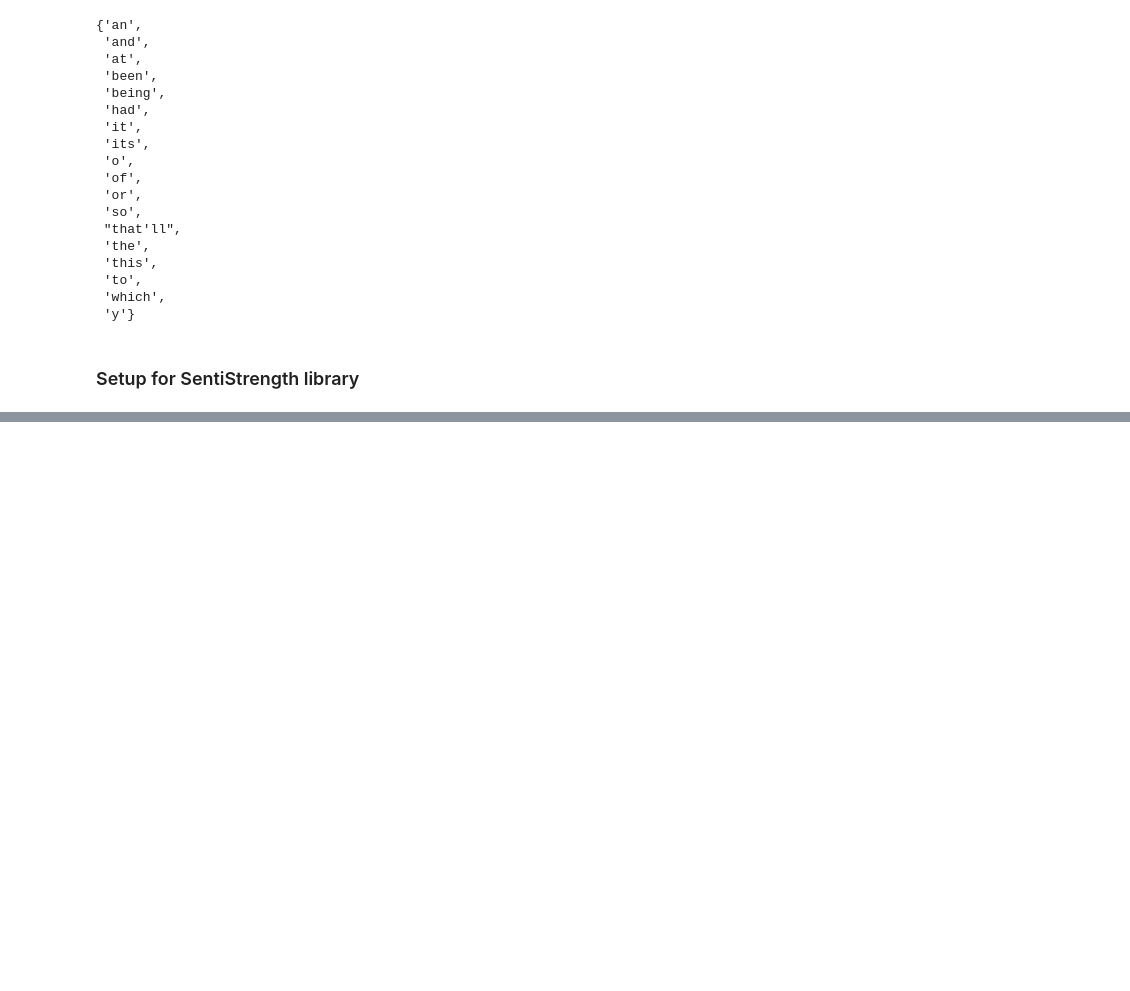
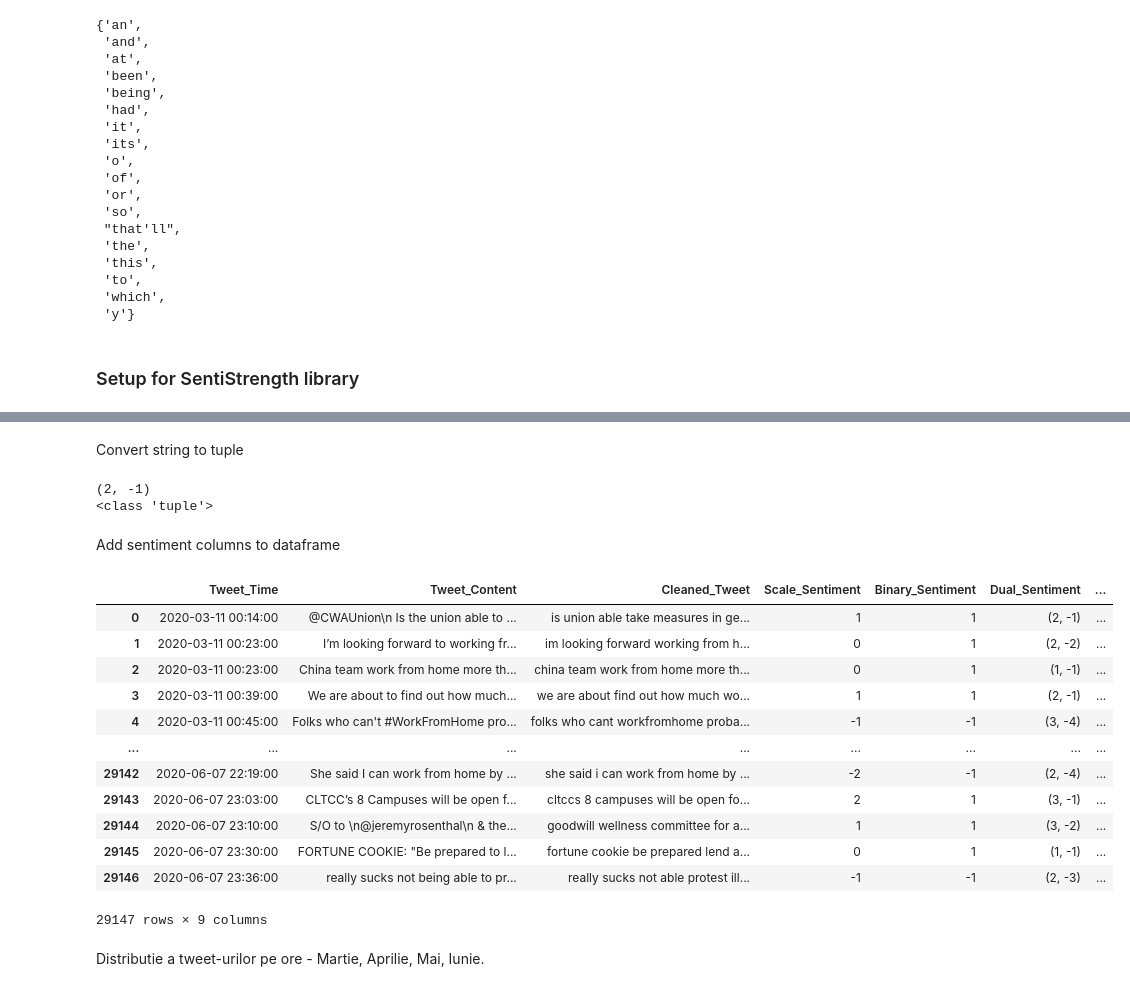
Before and after one commit to CristinaPetrachee/SentimentAnalysis-WFH, a Jupyter notebook: proiect.ipynb, the cells around one changed output, grey strips where cells are left out. Cells and saved outputs as stored; diff of their text form; code cells hidden in the pictures; blank space fills up the shorter version.

Commit message:
Added Sentiment Scores and Distribution graph

```diff
--- a/proiect.ipynb
+++ b/proiect.ipynb
@@ -277,13 +297,16 @@ senti.setSentiStrengthLanguageFolderPath(path_to_sentistrength_language_folder)
+# %%
+# Insert a new column 'Cleaned_Tweet' immediately after column 'Tweet_Content'
+new_dataset.insert(new_dataset.columns.get_loc('Tweet_Content')+1, 'Cleaned_Tweet', new_dataset['Tweet_Content'].apply(lambda x: clean_text(x, stopwords)))
 # %%
-# create a new dataframe with the desired columns for sentiment analysis, initializing empty columns for Cleaned_Tweet, Sentiment_Score, and Dual_Score
-new_dataset = pd.DataFrame({
-    'Tweet_Time': raw_dataset['Tweet_Time'],
-    'Tweet_Content': raw_dataset['Tweet_Content'],
-    'Cleaned_Tweet': [''] * len(raw_dataset), # initializing empty values for Cleaned_Tweet
-    'Sentiment_Score': [0] * len(raw_dataset), # initializing empty values for Sentiment_Score
-    'Binary_Score': [0] * len(raw_dataset), # initializing empty values for Binary_Score
-    'Tweet_Number_of_Likes': raw_dataset['Tweet_Number_of_Likes'],
-    'Tweet_Number_of_Retweets': raw_dataset['Tweet_Number_of_Retweets'],
-    'Tweet_Number_of_Reviews': raw_dataset['Tweet_Number_of_Reviews']
-})
-new_dataset.head()
+# # create a new dataframe with the desired columns for sentiment analysis, initializing empty columns for Cleaned_Tweet, Sentiment_Score, and Dual_Score
+# new_dataset = pd.DataFrame({
+#     'Tweet_Time': raw_dataset['Tweet_Time'],
+#     'Tweet_Content': raw_dataset['Tweet_Content'],
+#     'Cleaned_Tweet': [''] * len(raw_dataset), # initializing empty values for Cleaned_Tweet
+#     'Sentiment_Score': [0] * len(raw_dataset), # initializing empty values for Sentiment_Score
+#     'Binary_Score': [0] * len(raw_dataset), # initializing empty values for Binary_Score
+#     'Tweet_Number_of_Likes': raw_dataset['Tweet_Number_of_Likes'],
+#     'Tweet_Number_of_Retweets': raw_dataset['Tweet_Number_of_Retweets'],
+#     'Tweet_Number_of_Reviews': raw_dataset['Tweet_Number_of_Reviews']
+# })
+# new_dataset.head()
@@ -297,3 +312,0 @@ new_dataset.head()
-# %%
-new_dataset['Cleaned_Tweet'] = new_dataset['Tweet_Content'].apply(lambda x: clean_text(x, stopwords))
-new_dataset.head()
@@ -307,8 +312,0 @@ new_dataset.head()
-# %%
-# Define a function to compute the sentiment score for a given tweet text
-def compute_sentiment_score(tweet_text):
-    result = senti.getSentiment(tweet_text)
-    return int(result[0])
-
-# apply the compute_sentiment_score function to each row of the 'Cleaned_Tweet' column and store the results in the 'Sentiment_Score' column
-new_dataset['Sentiment_Score'] = new_dataset['Cleaned_Tweet'].apply(compute_sentiment_score)
@@ -316,0 +329,18 @@ KeyboardInterrupt:
+# %% [markdown]
+Convert string to tuple
+# %%
+import ast
+
+# define a string with mixed types
+s = '(2, -1)'
+
+# use ast.literal_eval() to convert the string to a tuple with the correct types
+t = ast.literal_eval(s)
+
+print(t)
+print(type(t))
+# %% [output]
+(2, -1)
+<class 'tuple'>
+# %% [markdown]
+Add sentiment columns to dataframe
@@ -316,0 +361,18 @@ KeyboardInterrupt:
+# %%
+new_dataset
+# %% [output]
+|  | Tweet_Time | Tweet_Content | Cleaned_Tweet | Scale_Sentiment | Binary_Sentiment | Dual_Sentiment | ... |
+| 0 | 2020-03-11 00:14:00 | @CWAUnion\n Is the union able to ... | is union able take measures in ge... | 1 | 1 | (2, -1) | ... |
+| 1 | 2020-03-11 00:23:00 | I’m looking forward to working fr... | im looking forward working from h... | 0 | 1 | (2, -2) | ... |
+| 2 | 2020-03-11 00:23:00 | China team work from home more th... | china team work from home more th... | 0 | 1 | (1, -1) | ... |
+| 3 | 2020-03-11 00:39:00 | We are about to find out how much... | we are about find out how much wo... | 1 | 1 | (2, -1) | ... |
+| 4 | 2020-03-11 00:45:00 | Folks who can't #WorkFromHome pro... | folks who cant workfromhome proba... | -1 | -1 | (3, -4) | ... |
+| ... | ... | ... | ... | ... | ... | ... | ... |
+| 29142 | 2020-06-07 22:19:00 | She said I can work from home by ... | she said i can work from home by ... | -2 | -1 | (2, -4) | ... |
+| 29143 | 2020-06-07 23:03:00 | CLTCC’s 8 Campuses will be open f... | cltccs 8 campuses will be open fo... | 2 | 1 | (3, -1) | ... |
+| 29144 | 2020-06-07 23:10:00 | S/O to \n@jeremyrosenthal\n & the... | goodwill wellness committee for a... | 1 | 1 | (3, -2) | ... |
+| 29145 | 2020-06-07 23:30:00 | FORTUNE COOKIE: "Be prepared to l... | fortune cookie be prepared lend a... | 0 | 1 | (1, -1) | ... |
+| 29146 | 2020-06-07 23:36:00 | really sucks not being able to pr... | really sucks not able protest ill... | -1 | -1 | (2, -3) | ... |
+29147 rows × 9 columns
+# %% [markdown]
+Distributie a tweet-urilor pe ore - Martie, Aprilie, Mai, Iunie.
```
Also changed, not shown: parts of 19 cells of this notebook.
